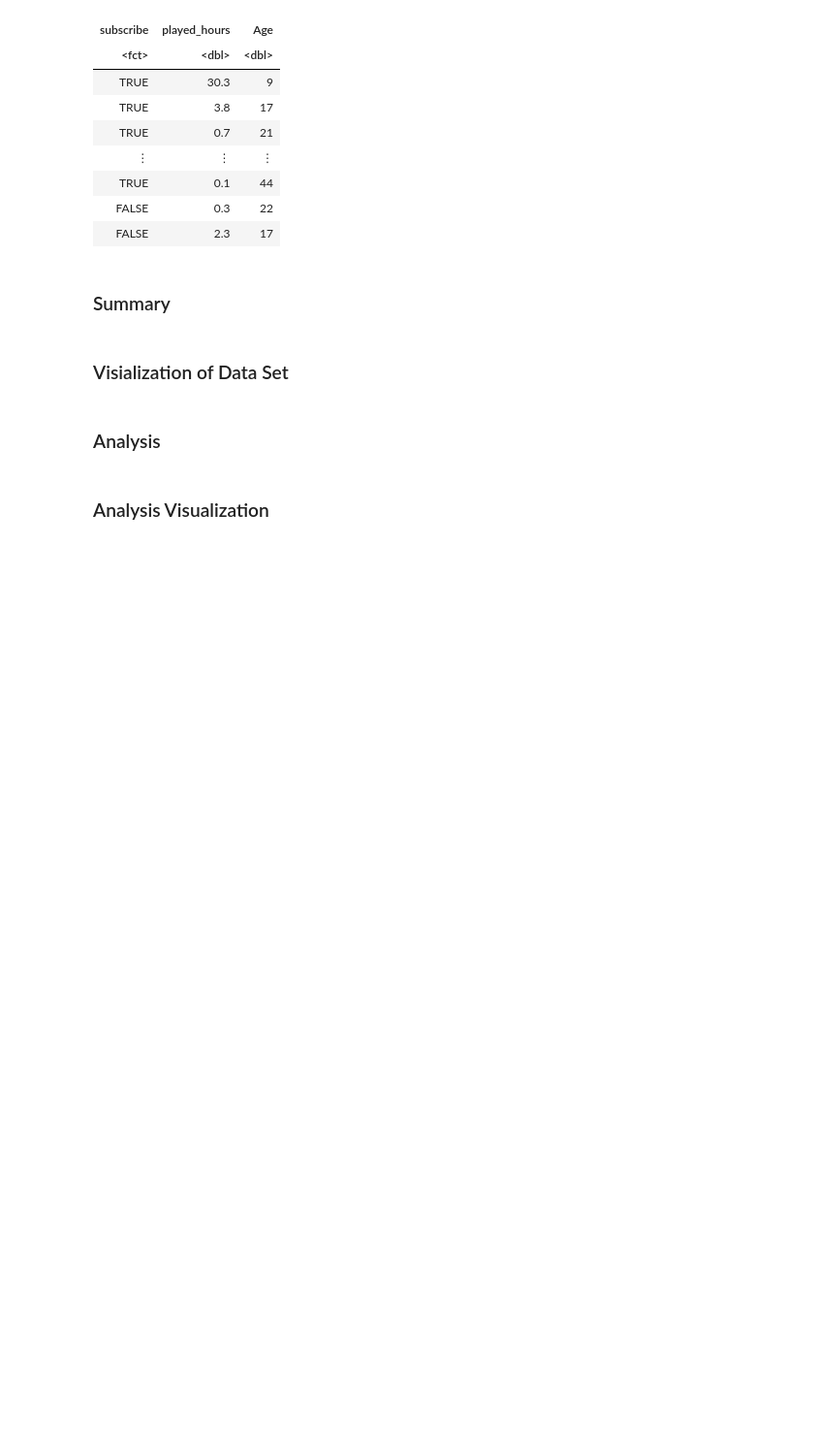
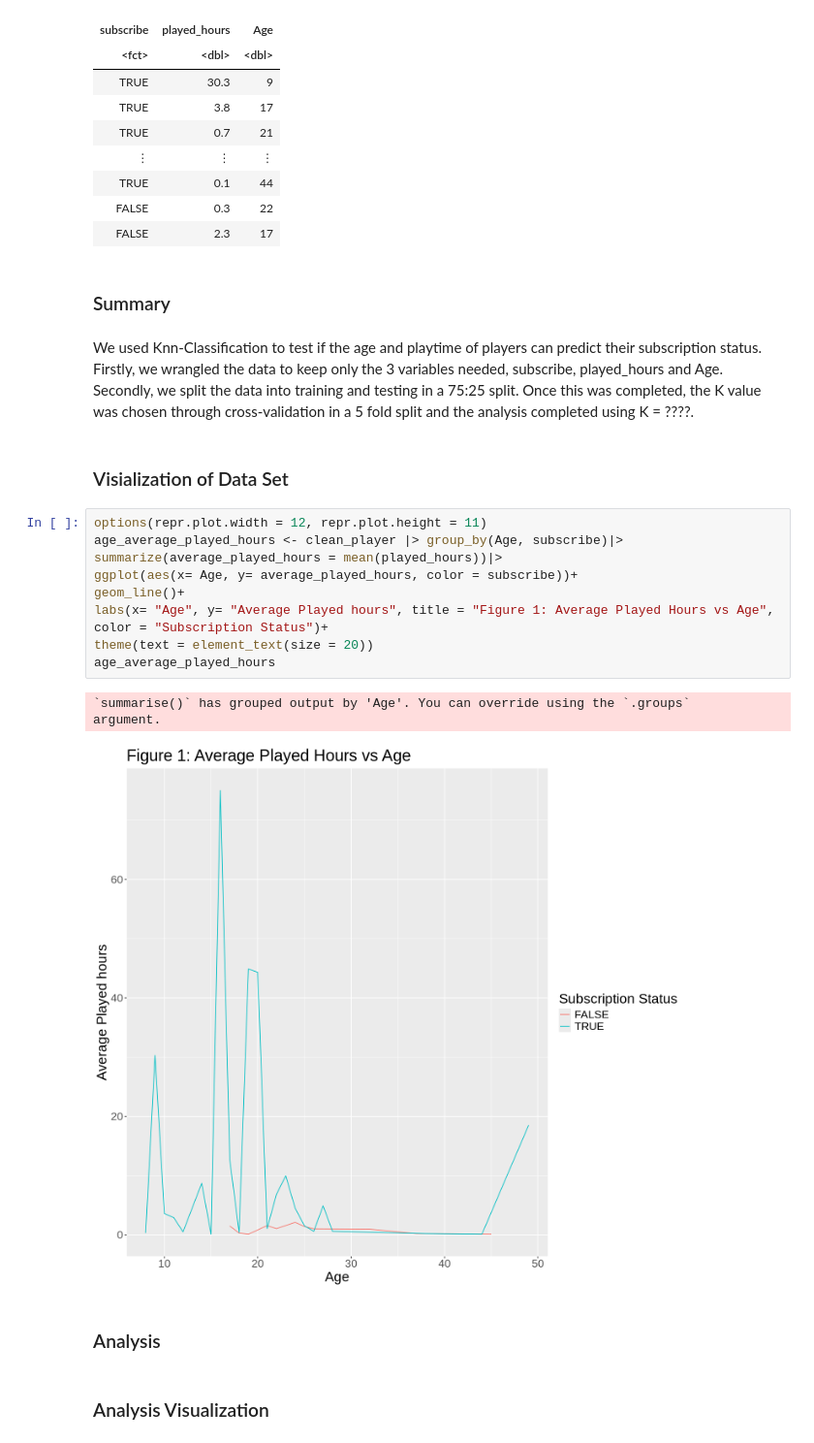
Before and after one commit to lucy-diaz/DSCIprojectgroup34, a Jupyter notebook: group_34_project.ipynb, the cells around one changed output. Shown at 97% size. Drawn from its saved outputs; the diff is of its cells as text; blank space fills up the shorter version.

Commit message:
Added graph, rough draft of summary

```diff
--- a/group_34_project.ipynb
+++ b/group_34_project.ipynb
@@ -77,8 +78,22 @@ A tibble: 109 × 3
 | FALSE | 2.3 | 17 |
 # %% [markdown]
 ### Summary
+# %% [markdown]
+We used Knn-Classification to test if the age and playtime of players can predict their subscription status. Firstly, we wrangled the data to keep only the 3 variables needed, subscribe, played_hours and Age. Secondly, we split the data into training and testing in a 75:25 split. Once this was completed, the K value was chosen through cross-validation in a 5 fold split and the analysis completed using K = ????.
 # %% [markdown]
 ### Visialization of Data Set
+# %%
+options(repr.plot.width = 12, repr.plot.height = 11)
+age_average_played_hours <- clean_player |> group_by(Age, subscribe)|> summarize(average_played_hours = mean(played_hours))|>
+ggplot(aes(x= Age, y= average_played_hours, color = subscribe))+
+geom_line()+
+labs(x= "Age", y= "Average Played hours", title = "Figure 1: Average Played Hours vs Age", color = "Subscription Status")+
+theme(text = element_text(size = 20))
+age_average_played_hours
+# %% [output]
+`summarise()` has grouped output by 'Age'. You can override using the `.groups`
+argument.
+[figure, added]
 # %% [markdown]
 ### Analysis
 # %% [markdown]
```
Also changed, not shown: parts of 1 cell of this notebook.
